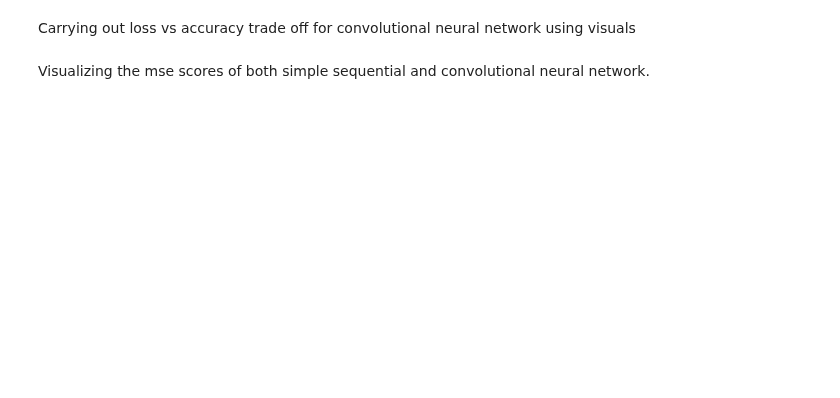
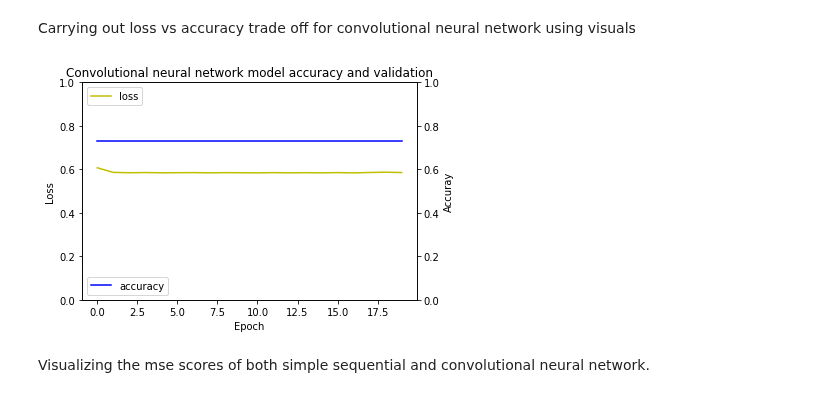
Before and after one commit to Madhurika1292/Medicines-and-Common-Treatment-Recommendation-System, a Jupyter notebook: MRS_models.ipynb, the cells around one changed output. Saved outputs shown, nothing was run; the diff lists cells and outputs as text; code cells hidden in the pictures; blank space fills up the shorter version.

```diff
--- a/MRS_models.ipynb
+++ b/MRS_models.ipynb
@@ -494,7 +571,7 @@ Trainable params: 1,729,429
 Non-trainable params: 0
 _________________________________________________________________
 # %%
-cnn_model_train = cnn_model.fit(X_train_cv.todense(), y_train, epochs=10, batch_size=100)
+cnn_model_train = cnn_model.fit(X_train_cv.todense(), y_train, epochs=20, batch_size=100)
 # %% [output]
 Epoch 1/10
 60/60 [==============================] - 784s 13s/step - loss: 0.5964 - accuracy: 0.7302 - mse: 0.2698
@@ -512,26 +598,31 @@ Carrying out loss vs accuracy trade off for convolutional neural network using v
 # %%
 %matplotlib inline
 import matplotlib.pyplot as plt
 
 fig, loss_ax = plt.subplots()
 
 acc_ax = loss_ax.twinx()
 
 loss_ax.set_ylim([0.0, 1.0])
 acc_ax.set_ylim([0.0, 1.0])
 
 loss_ax.plot(cnn_model_train.history['loss'], 'y', label='loss')
 acc_ax.plot(cnn_model_train.history['accuracy'], 'b', label='accuracy')
 
 loss_ax.set_xlabel('Epoch')
 loss_ax.set_ylabel('Loss')
 acc_ax.set_ylabel('Accuray')
 
 loss_ax.legend(loc='upper left')
 acc_ax.legend(loc='lower left')
+plt.title('Convolutional neural network model accuracy and validation')
+
+
 
 plt.show()
 #https://github.com/sharmaroshan/Drugs-Recommendation-using-Reviews/blob/master/DrugsAnalysis.ipynb
+# %% [output]
+[figure, added]
 # %% [markdown]
 Visualizing the mse scores of both simple sequential and convolutional neural network.
 # %%
```
Also changed, not shown: parts of 21 cells of this notebook.
